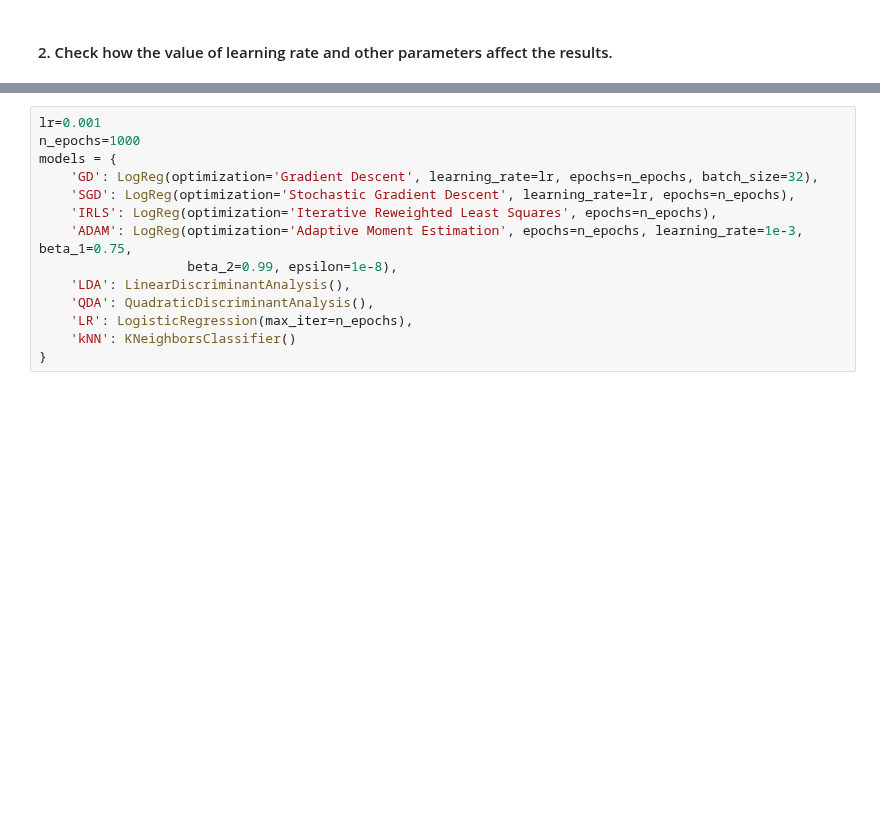
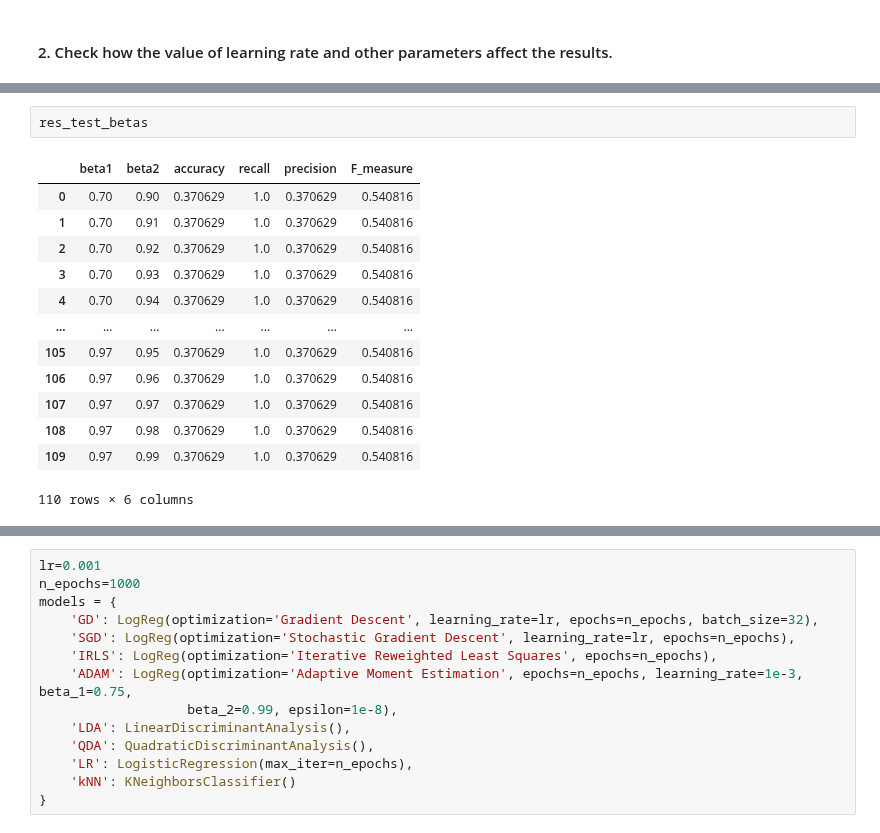
Before and after one commit to pawel99k/AML2022, a Jupyter notebook: Project1/Wdbc_experiments.ipynb, the cells around one changed output, grey strips where cells are left out. Cells and saved outputs as stored; diff of their text form; blank space fills up the shorter version.

```diff
--- a/Project1/Wdbc_experiments.ipynb
+++ b/Project1/Wdbc_experiments.ipynb
@@ -127 +127,17 @@ res_test_learning_rates[res_test_learning_rates['method']=='ADAM'].sort_values(b
+# %%
+res_test_betas
+# %% [output]
+|  | beta1 | beta2 | accuracy | recall | precision | F_measure |
+| 0 | 0.70 | 0.90 | 0.370629 | 1.0 | 0.370629 | 0.540816 |
+| 1 | 0.70 | 0.91 | 0.370629 | 1.0 | 0.370629 | 0.540816 |
+| 2 | 0.70 | 0.92 | 0.370629 | 1.0 | 0.370629 | 0.540816 |
+| 3 | 0.70 | 0.93 | 0.370629 | 1.0 | 0.370629 | 0.540816 |
+| 4 | 0.70 | 0.94 | 0.370629 | 1.0 | 0.370629 | 0.540816 |
+| ... | ... | ... | ... | ... | ... | ... |
+| 105 | 0.97 | 0.95 | 0.370629 | 1.0 | 0.370629 | 0.540816 |
+| 106 | 0.97 | 0.96 | 0.370629 | 1.0 | 0.370629 | 0.540816 |
+| 107 | 0.97 | 0.97 | 0.370629 | 1.0 | 0.370629 | 0.540816 |
+| 108 | 0.97 | 0.98 | 0.370629 | 1.0 | 0.370629 | 0.540816 |
+| 109 | 0.97 | 0.99 | 0.370629 | 1.0 | 0.370629 | 0.540816 |
+110 rows × 6 columns
 # %%
```
Also changed, not shown: parts of 6 cells of this notebook, 5 other files.
